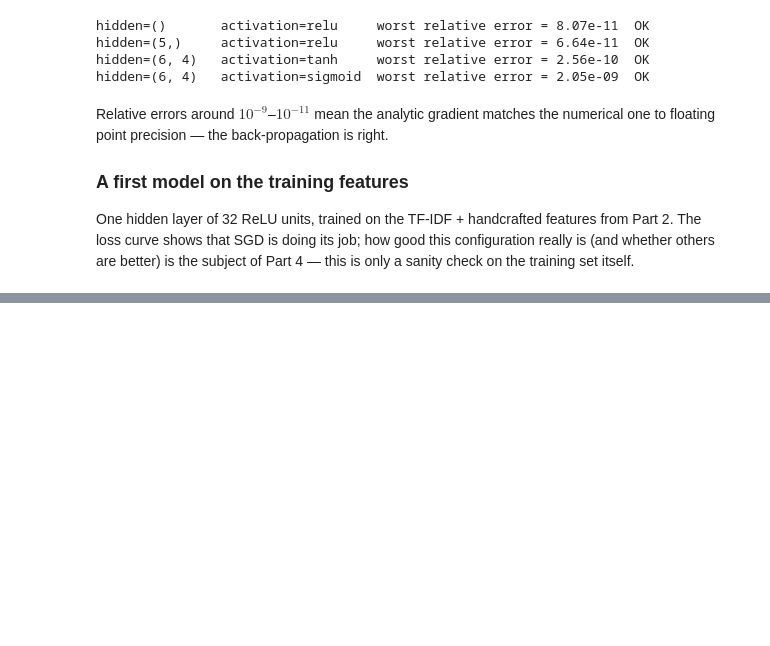
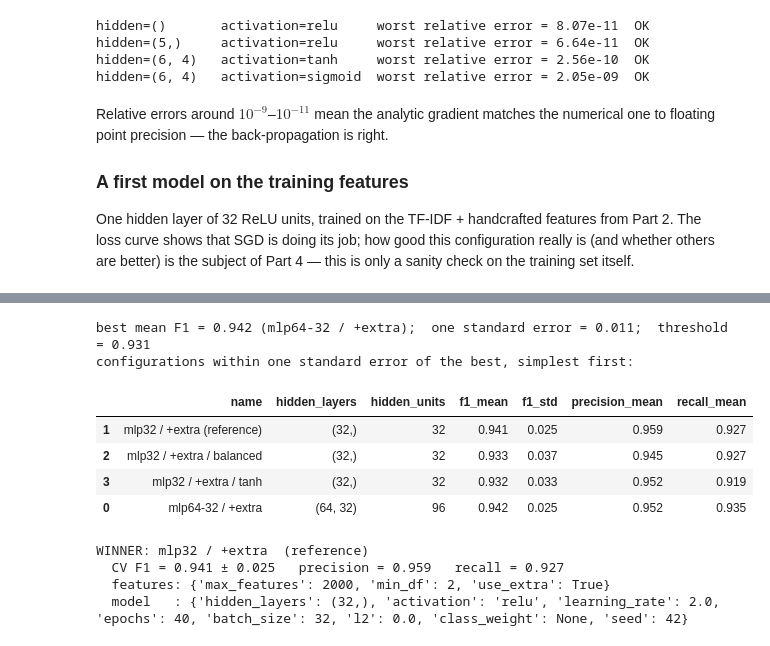
Before and after one commit to AdirBuskila/ml-sms-spam-ann, a Jupyter notebook: notebooks/spam_sms_ann.ipynb, the cells around one changed output, grey strips where cells are left out. Saved outputs shown, nothing was run; the diff lists cells and outputs as text; code cells hidden in the pictures; blank space fills up the shorter version.

```diff
--- a/notebooks/spam_sms_ann.ipynb
+++ b/notebooks/spam_sms_ann.ipynb
@@ -346,0 +457,30 @@ training-set F1 (optimistic - same data it was fitted on): 1.000
+# %%
+K_FOLDS = 5
+top = results.iloc[0]
+one_se = top["f1_std"] / np.sqrt(K_FOLDS)
+candidates = results[results["f1_mean"] >= top["f1_mean"] - one_se].copy()
+candidates["hidden_units"] = candidates["hidden_layers"].apply(sum)
+candidates = candidates.sort_values(["hidden_units", "f1_mean"], ascending=[True, False], kind="stable")
+print(f"best mean F1 = {top['f1_mean']:.3f} ({top['name']});  one standard error = {one_se:.3f};  "
+      f"threshold = {top['f1_mean'] - one_se:.3f}")
+print("configurations within one standard error of the best, simplest first:")
+display(candidates[["name", "hidden_layers", "hidden_units", "f1_mean", "f1_std", "precision_mean", "recall_mean"]].round(3))
+
+best = candidates.iloc[0]
+best_cfg = next(c for c in configs if c["name"] == best["name"])
+print("WINNER:", best["name"])
+print("  CV F1 = %.3f ± %.3f   precision = %.3f   recall = %.3f" % (best["f1_mean"], best["f1_std"], best["precision_mean"], best["recall_mean"]))
+print("  features:", best_cfg["features"])
+print("  model   :", best_cfg["model"])
+# %% [output]
+best mean F1 = 0.942 (mlp64-32 / +extra);  one standard error = 0.011;  threshold = 0.931
+configurations within one standard error of the best, simplest first:
+|  | name | hidden_layers | hidden_units | f1_mean | f1_std | precision_mean | recall_mean |
+| 1 | mlp32 / +extra (reference) | (32,) | 32 | 0.941 | 0.025 | 0.959 | 0.927 |
+| 2 | mlp32 / +extra / balanced | (32,) | 32 | 0.933 | 0.037 | 0.945 | 0.927 |
+| 3 | mlp32 / +extra / tanh | (32,) | 32 | 0.932 | 0.033 | 0.952 | 0.919 |
+| 0 | mlp64-32 / +extra | (64, 32) | 96 | 0.942 | 0.025 | 0.952 | 0.935 |
+WINNER: mlp32 / +extra  (reference)
+  CV F1 = 0.941 ± 0.025   precision = 0.959   recall = 0.927
+  features: {'max_features': 2000, 'min_df': 2, 'use_extra': True}
+  model   : {'hidden_layers': (32,), 'activation': 'relu', 'learning_rate': 2.0, 'epochs': 40, 'batch_size': 32, 'l2': 0.0, 'class_weight': None, 'seed': 42}
```
Also changed, not shown: parts of 21 cells of this notebook, 1 other file.
